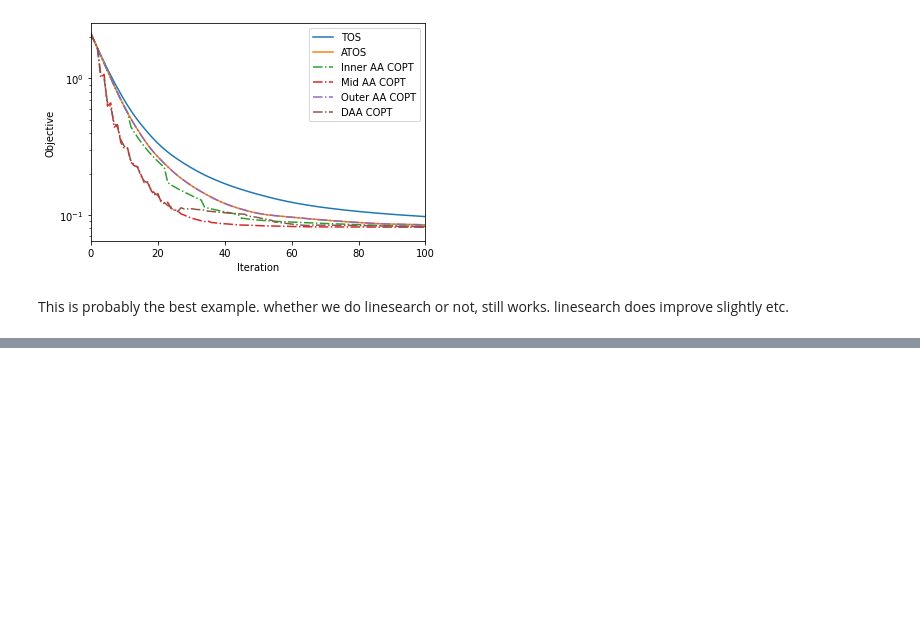
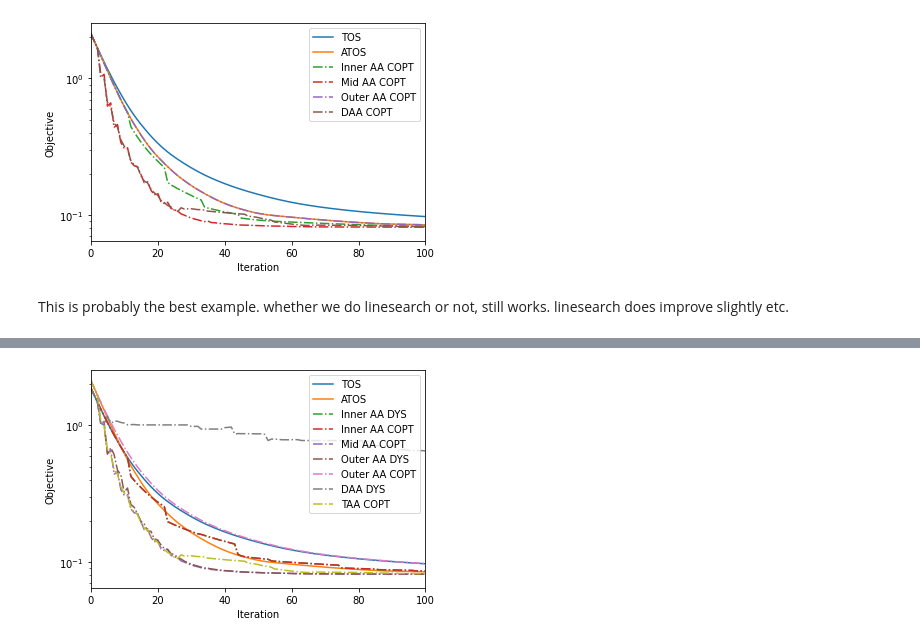
Before and after one commit to hansolsuh/aa_tos, a Jupyter notebook: AATOS.ipynb, the cells around one changed output, grey strips where cells are left out. Saved outputs shown, nothing was run; the diff lists cells and outputs as text; code cells hidden in the pictures; blank space fills up the shorter version.

```diff
--- a/AATOS.ipynb
+++ b/AATOS.ipynb
@@ -555,0 +558,94 @@ This is probably the best example. whether we do linesearch or not, still works.
+# %%
+beta = 1.e-3 #1.e-2,1.e-3,0
+
+Sigma, f, step_size, n_features = sparse_nuclear_norm.generate_data()
+
+G1 = sparse_nuclear_norm.TraceNorm(beta,Sigma.shape)
+G2 = sparse_nuclear_norm.L1Norm(beta)
+
+nuc_tos, nuc_atos, nuc_inner_tos, nuc_outer_tos, nuc_daa_tos = [],[],[],[],[]
+def loss(x):
+    return f(x) + G1(x) + G2(x)
+
+#TOS
+tos_trace = Trace()
+nuc_out = aa_tos(f.f_grad,np.zeros(n_features),G1.prox,G2.prox, step_size=step_size, line_search=False, callback=tos_trace)
+trace_obj = np.array([loss(x) for x in tos_trace.trace_x])
+nuc_tos.append(trace_obj)
+
+#ATOS
+atos_trace = Trace()
+nuc_out = atos(f.f_grad,np.zeros(n_features),G1.prox,G2.prox, step_size=step_size, line_search=True, h_Lipschitz=beta,callback=atos_trace)
+trace_obj = np.array([loss(x) for x in atos_trace.trace_x])
+nuc_atos.append(trace_obj)
+
+nuc_in_copt, nuc_out_copt, nuc_mid_copt, nuc_daa_copt = [],[],[],[]
+nuc_in_dys,  nuc_out_dys,  nuc_mid_dys,  nuc_daa_dys  = [],[],[],[]
+
+
+#Inner AA TOS DYS
+in_dys_trace = Trace()
+nuc_out = aa_tos(f.f_grad,np.zeros(n_features),G1.prox,G2.prox, step_size=step_size, callback=in_dys_trace,inner_aa=10)
+trace_obj = np.array([loss(x) for x in in_dys_trace.trace_x])
+nuc_in_dys.append(trace_obj)
+
+#Inner AA TOS COPT
+in_copt_trace = Trace()
+nuc_out = aa_tos(f.f_grad,np.zeros(n_features),G1.prox,G2.prox, step_size=step_size, callback=in_copt_trace,inner_aa=10)
+trace_obj = np.array([loss(x) for x in in_copt_trace.trace_x])
+nuc_in_copt.append(trace_obj)
+
+
+#Mid AA TOS COPT
+mid_copt_trace = Trace()
+nuc_out = atos(f.f_grad,np.zeros(n_features),G1.prox,G2.prox, g_func=G1, step_size=step_size, line_search=False,callback=mid_copt_trace,mid_aa=10)
+trace_obj = np.array([loss(x) for x in mid_copt_trace.trace_x])
+nuc_mid_copt.append(trace_obj)
+
+#Outer AA TOS DYS
+out_dys_trace = Trace()
+nuc_out = aa_tos(f.f_grad,np.zeros(n_features),G1.prox,G2.prox, step_size=step_size, callback=out_dys_trace,outer_aa=10)
+trace_obj = np.array([loss(x) for x in out_dys_trace.trace_x])
+nuc_out_dys.append(trace_obj)
+
+#Outer AA TOS COPT
+out_copt_trace = Trace()
+nuc_out = atos(f.f_grad,np.zeros(n_features),G1.prox,G2.prox, step_size=step_size, callback=out_copt_trace,outer_aa=10)
+trace_obj = np.array([loss(x) for x in out_copt_trace.trace_x])
+nuc_out_copt.append(trace_obj)
+
+#DAA TOS DYS
+daa_dys_trace = Trace()
+nuc_out = aa_tos(f.f_grad,np.zeros(n_features),G1.prox,G2.prox, g_func=G1, step_size=step_size, callback=daa_dys_trace,inner_aa=10,outer_aa=10)
+trace_obj = np.array([loss(x) for x in daa_dys_trace.trace_x])
+nuc_daa_dys.append(trace_obj)
+
+#DAA TOS COPT
+daa_copt_trace = Trace()
+nuc_out = atos(f.f_grad,np.zeros(n_features),G1.prox,G2.prox, g_func=G1, step_size=step_size, callback=daa_copt_trace,inner_aa=10,mid_aa=10,outer_aa=10)
+trace_obj = np.array([loss(x) for x in daa_copt_trace.trace_x])
+nuc_daa_copt.append(trace_obj)
+
+
+
+
+
+
+fig1 = plt.figure()
+plt.plot(nuc_tos[0], label='TOS')
+plt.plot(nuc_atos[0], label='ATOS')
+plt.plot(nuc_in_dys[0],  '-.', label='Inner AA DYS')
+plt.plot(nuc_in_copt[0],  '-.', label='Inner AA COPT')
+plt.plot(nuc_mid_copt[0],  '-.', label='Mid AA COPT')
+plt.plot(nuc_out_dys[0], '-.', label='Outer AA DYS')
+plt.plot(nuc_out_copt[0], '-.', label='Outer AA COPT')
+plt.plot(nuc_daa_dys[0], '-.', label='DAA DYS')
+plt.plot(nuc_daa_copt[0], '-.', label='TAA COPT')
+plt.legend()
+#plt.ylim(top=1)
+plt.xlim([0,100])
+plt.xlabel("Iteration")
+plt.ylabel("Objective")
+plt.yscale('log')
+# %% [output]
+[figure, added]
```
Also changed, not shown: parts of 8 cells of this notebook.
